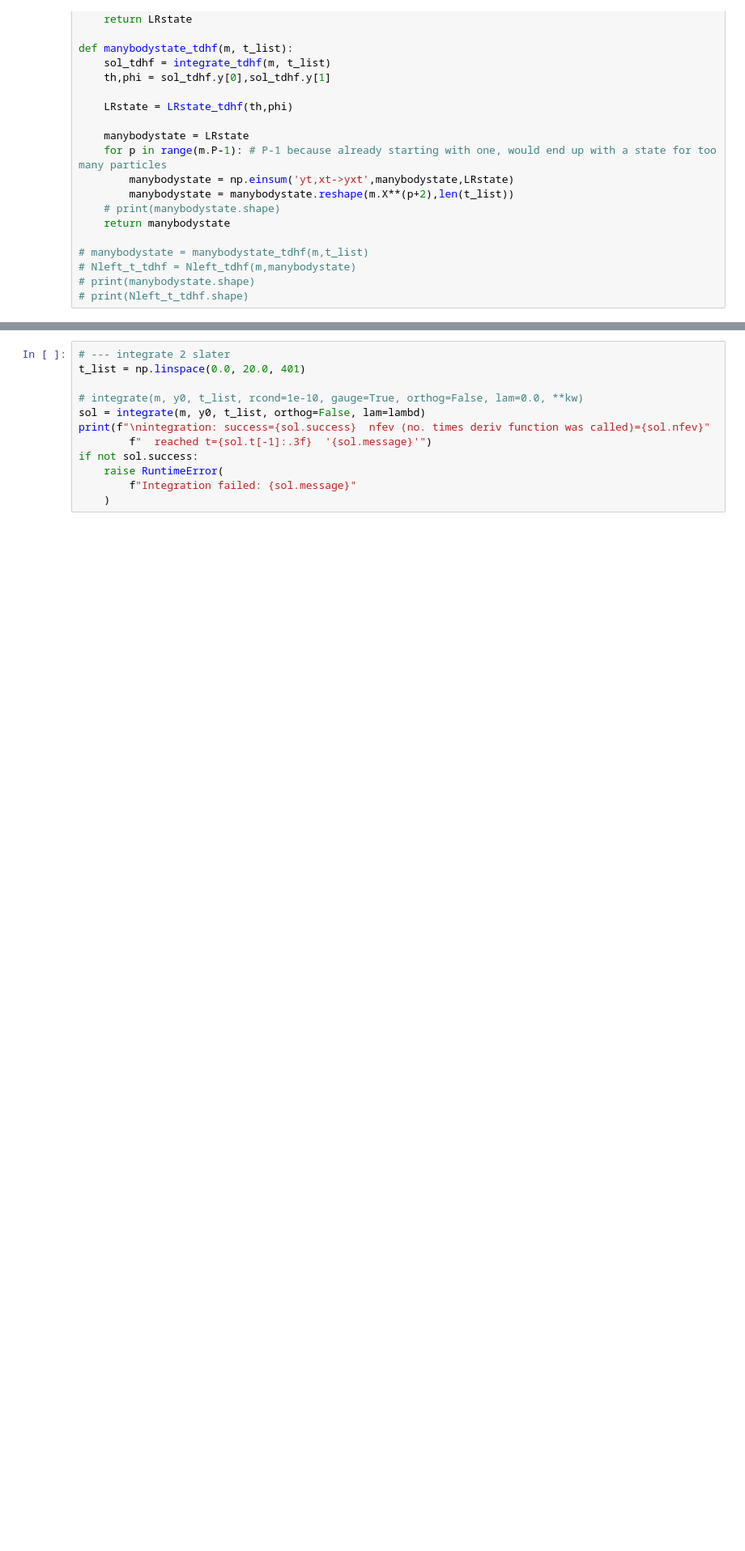
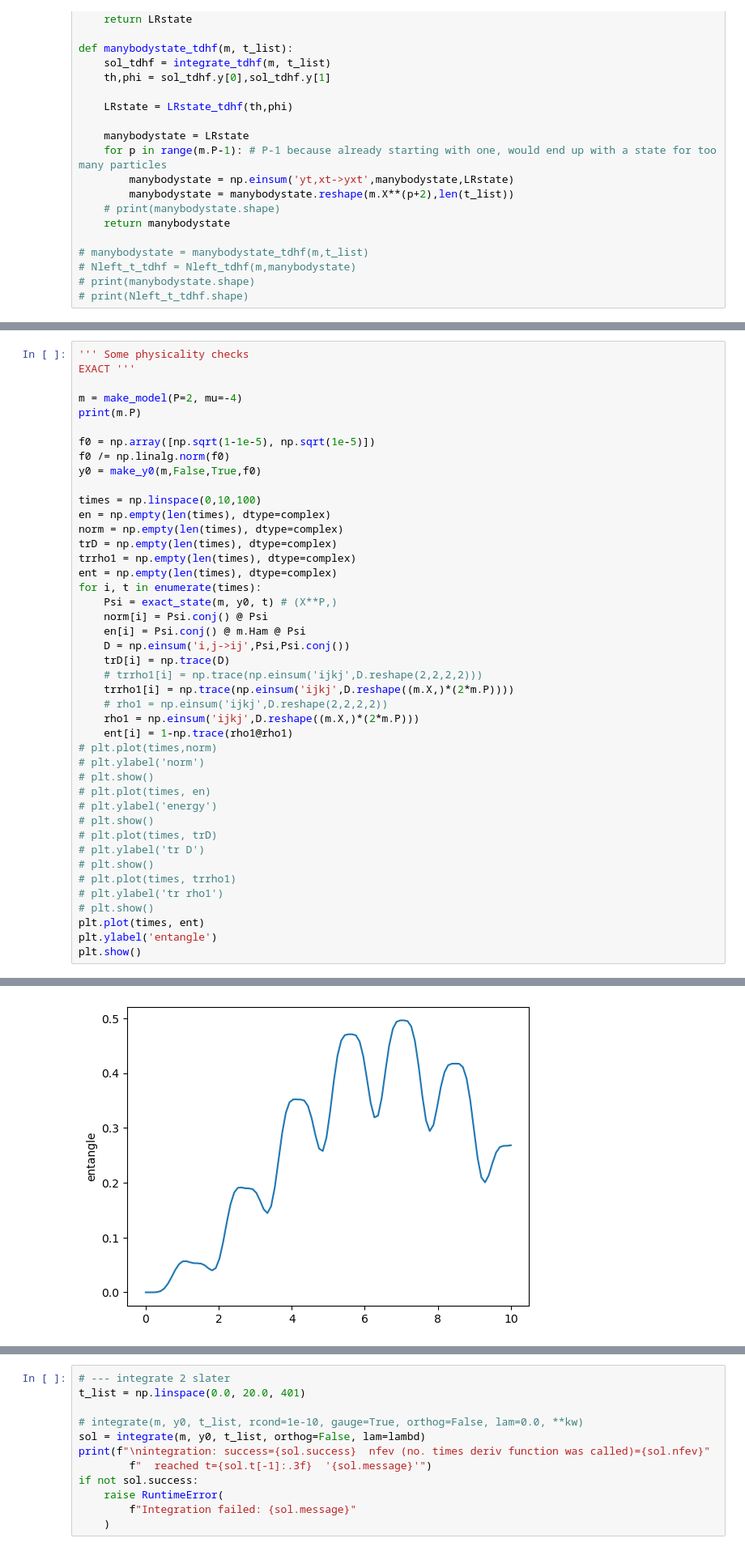
Before and after one commit to annabirke/Honours_entangle_magic, a Jupyter notebook: 2slaterforclaude/2slater_september.ipynb, the cells around one changed output, grey strips where cells are left out. Shown at 81% size. Drawn from its saved outputs; the diff is of its cells as text; blank space fills up the shorter version.

Commit message:
2slater added entanglement and some physicality checks

```diff
--- a/2slaterforclaude/2slater_september.ipynb
+++ b/2slaterforclaude/2slater_september.ipynb
@@ -548,0 +592,44 @@ manybodystate shape (16, 500)
+# %%
+''' Some physicality checks
+EXACT '''
+
+m = make_model(P=2, mu=-4)
+print(m.P)
+
+f0 = np.array([np.sqrt(1-1e-5), np.sqrt(1e-5)])
+f0 /= np.linalg.norm(f0)
+y0 = make_y0(m,False,True,f0)
+
+times = np.linspace(0,10,100)
+en = np.empty(len(times), dtype=complex)
+norm = np.empty(len(times), dtype=complex)
+trD = np.empty(len(times), dtype=complex)
+trrho1 = np.empty(len(times), dtype=complex)
+ent = np.empty(len(times), dtype=complex)
+for i, t in enumerate(times):
+    Psi = exact_state(m, y0, t) # (X**P,)
+    norm[i] = Psi.conj() @ Psi
+    en[i] = Psi.conj() @ m.Ham @ Psi
+    D = np.einsum('i,j->ij',Psi,Psi.conj())
+    trD[i] = np.trace(D)
+    # trrho1[i] = np.trace(np.einsum('ijkj',D.reshape(2,2,2,2)))
+    trrho1[i] = np.trace(np.einsum('ijkj',D.reshape((m.X,)*(2*m.P))))
+    # rho1 = np.einsum('ijkj',D.reshape(2,2,2,2))
+    rho1 = np.einsum('ijkj',D.reshape((m.X,)*(2*m.P)))
+    ent[i] = 1-np.trace(rho1@rho1)
+# plt.plot(times,norm)
+# plt.ylabel('norm')
+# plt.show()
+# plt.plot(times, en)
+# plt.ylabel('energy')
+# plt.show()
+# plt.plot(times, trD)
+# plt.ylabel('tr D')
+# plt.show()
+# plt.plot(times, trrho1)
+# plt.ylabel('tr rho1')
+# plt.show()
+plt.plot(times, ent)
+plt.ylabel('entangle')
+plt.show()
+# %% [output]
@@ -548,0 +637 @@ manybodystate shape (16, 500)
+[figure, added]
```
Also changed, not shown: parts of 14 cells of this notebook.
